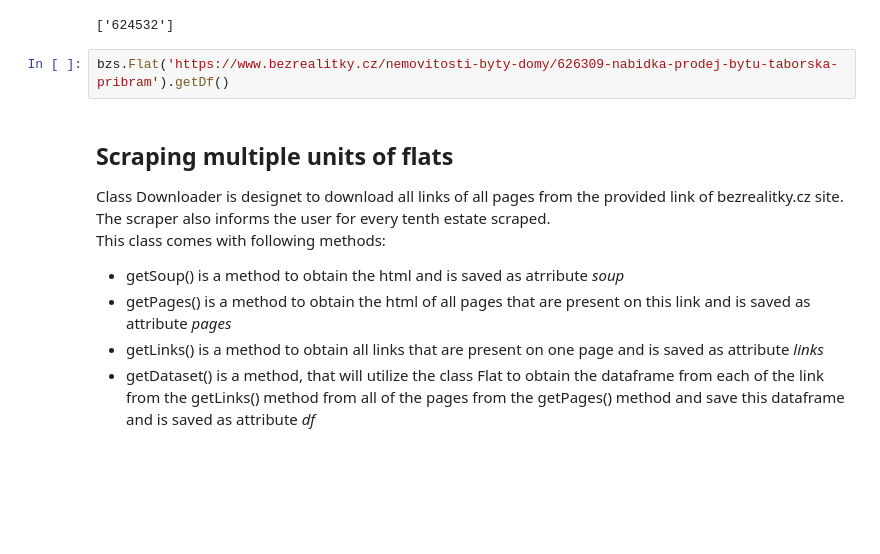
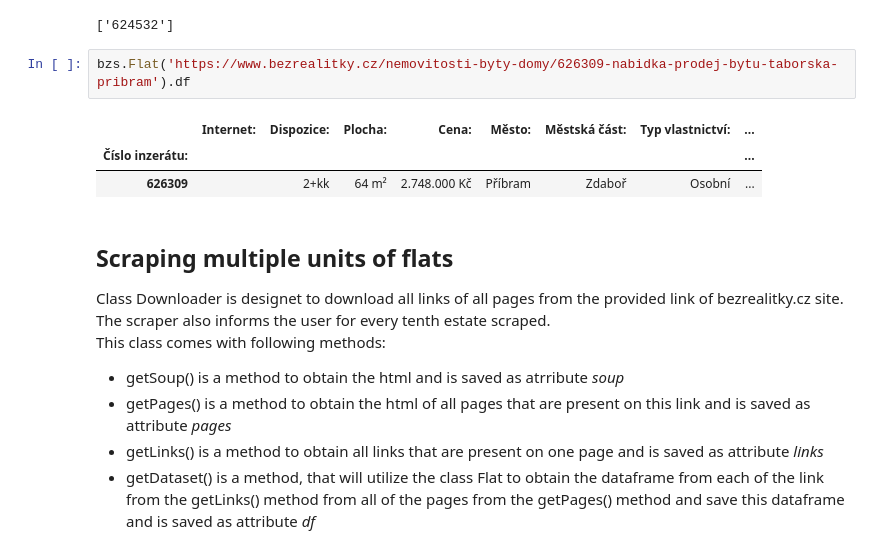
Before and after one commit to luutomas/PythonProject, a Jupyter notebook: Project_str.ipynb, the cells around one changed output. Cells and saved outputs as stored; diff of their text form; blank space fills up the shorter version.

```diff
--- a/Project_str.ipynb
+++ b/Project_str.ipynb
@@ -42,7 +40,11 @@ re.findall("\d+", test_link.split('/')[-1])
 # %% [output]
 ['624532']
 # %%
-bzs.Flat('https://www.bezrealitky.cz/nemovitosti-byty-domy/626309-nabidka-prodej-bytu-taborska-pribram').getDf()
+bzs.Flat('https://www.bezrealitky.cz/nemovitosti-byty-domy/626309-nabidka-prodej-bytu-taborska-pribram').df
+# %% [output]
+|  | Internet: | Dispozice: | Plocha: | Cena: | Město: | Městská část: | Typ vlastnictví: | ... |
+| Číslo inzerátu: |  |  |  |  |  |  |  | ... |
+| 626309 |  | 2+kk | 64 m² | 2.748.000 Kč | Příbram | Zdaboř | Osobní | ... |
 # %% [markdown]
 ## Scraping multiple units of flats
 Class Downloader is designet to download all links of all pages from the provided link of bezrealitky.cz site. The scraper also informs the user for every tenth estate scraped. <br> This class comes with following methods:
```
Also changed, not shown: parts of 1 cell of this notebook, 1 other file.
